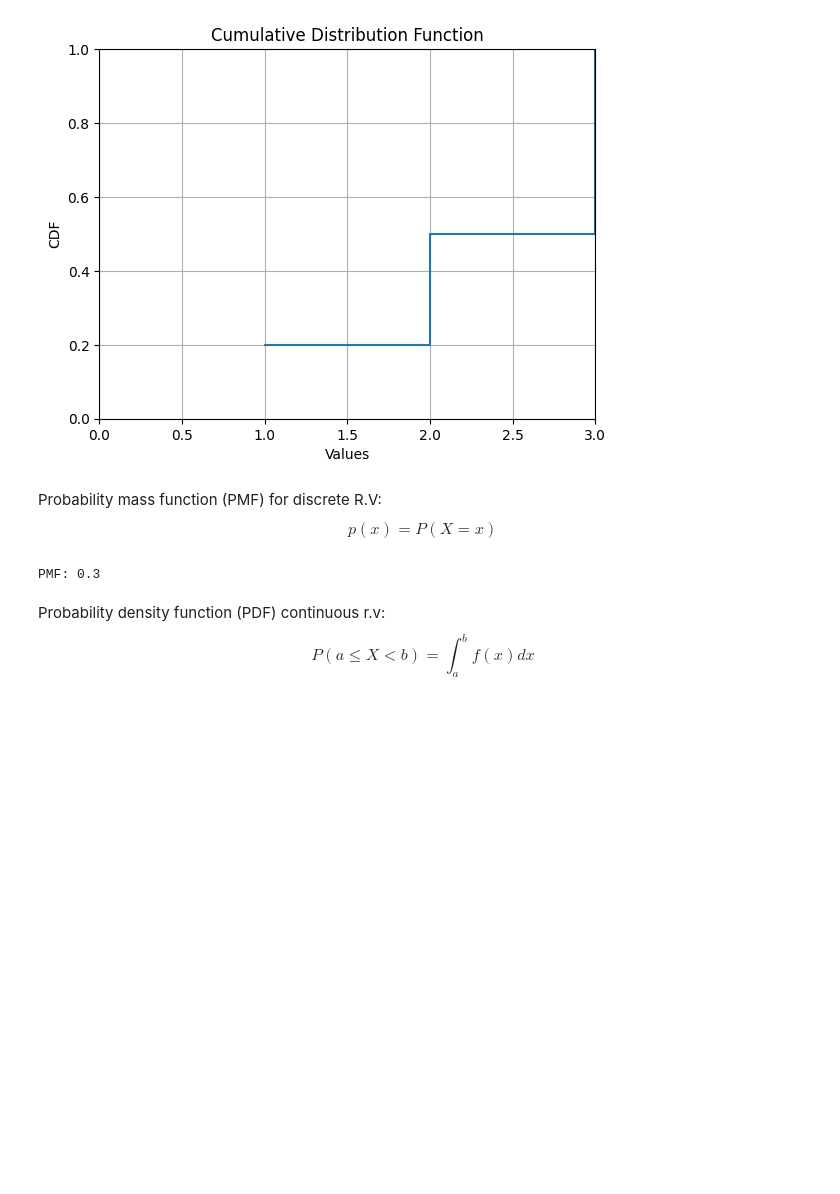
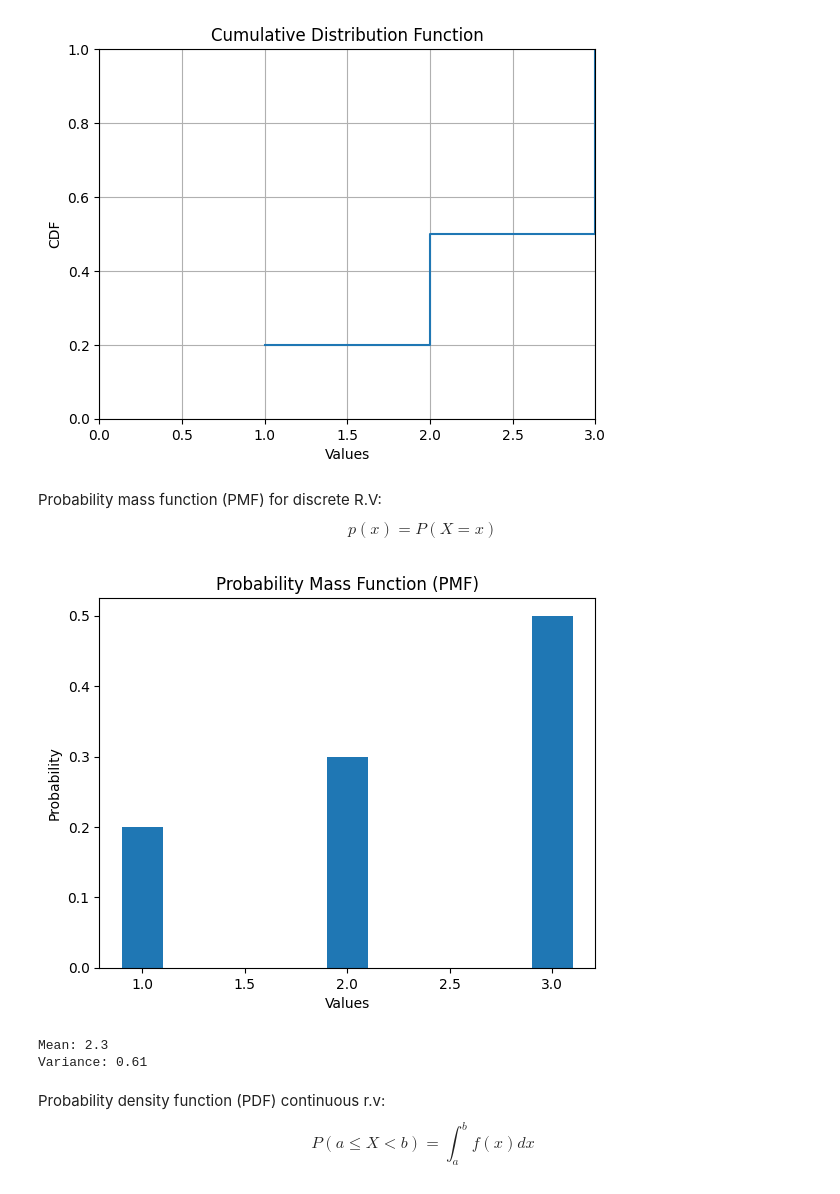
Before and after one commit to agangster1/Sandsynlighed-og-statestik-formelsamling, a Jupyter notebook: mm_1-2Counting_and_basics.ipynb, the cells around one changed output. Drawn from its saved outputs; the diff is of its cells as text; code cells hidden in the pictures; blank space fills up the shorter version.

```diff
--- a/mm_1-2Counting_and_basics.ipynb
+++ b/mm_1-2Counting_and_basics.ipynb
@@ -146,23 +146,53 @@ CDF: [0.2, 0.5, 1.0] 0.5
 # %% [markdown]
 Probability mass function (PMF) for discrete R.V:
 $$p(x) = P(X = x)$$
-# %%
-def pmf(x, probabilities):
-    # Calculate the probability mass function (PMF) for a discrete random variable
-    if x in probabilities:
-        return probabilities[x]
-    else:
-        return 0
-
-# Example usage
-probabilities = {1: 0.2, 2: 0.3, 3: 0.5}  # Dictionary of probabilities for each value
-
-x = 2  # Value of how much to calculate of the x axis
-
-pmf_value = pmf(x, probabilities)
-print("PMF:", pmf_value)
-# %% [output]
-PMF: 0.3
+# %%
+import numpy as np
+import matplotlib.pyplot as plt
+
+def pmf(x, probabilities):
+    # Calculate the probability mass function (PMF) for a discrete random variable
+    if x in probabilities:
+        return probabilities[x]
+    else:
+        return 0
+
+def plot_pmf(probabilities):
+    values = list(probabilities.keys())
+    pmf_values = list(probabilities.values())
+
+    plt.bar(values, pmf_values, width=0.2)
+    plt.xlabel('Values')
+    plt.ylabel('Probability')
+    plt.title('Probability Mass Function (PMF)')
+    plt.show()
+
+def calculate_mean(probabilities):
+    values = list(probabilities.keys())
+    pmf_values = list(probabilities.values())
+    mean = np.dot(values, pmf_values)
+    return mean
+
+def calculate_variance(probabilities):
+    values = list(probabilities.keys())
+    pmf_values = list(probabilities.values())
+    mean = calculate_mean(probabilities)
+    variance = np.dot((values - mean) ** 2, pmf_values)
+    return variance
+
+# Example usage
+probabilities = {1: 0.2, 2: 0.3, 3: 0.5}  # Dictionary of probabilities for each value
+
+plot_pmf(probabilities)
+mean = calculate_mean(probabilities)
+variance = calculate_variance(probabilities)
+
+print("Mean:", mean)
+print("Variance:", variance)
+# %% [output]
+[figure, added]
+Mean: 2.3
+Variance: 0.61
 # %% [markdown]
 Probability density function (PDF) continuous r.v:
 $$P(a \leq X < b) = \int_{a}^{b} f(x) dx$$
```
Also changed, not shown: 1 other file.
